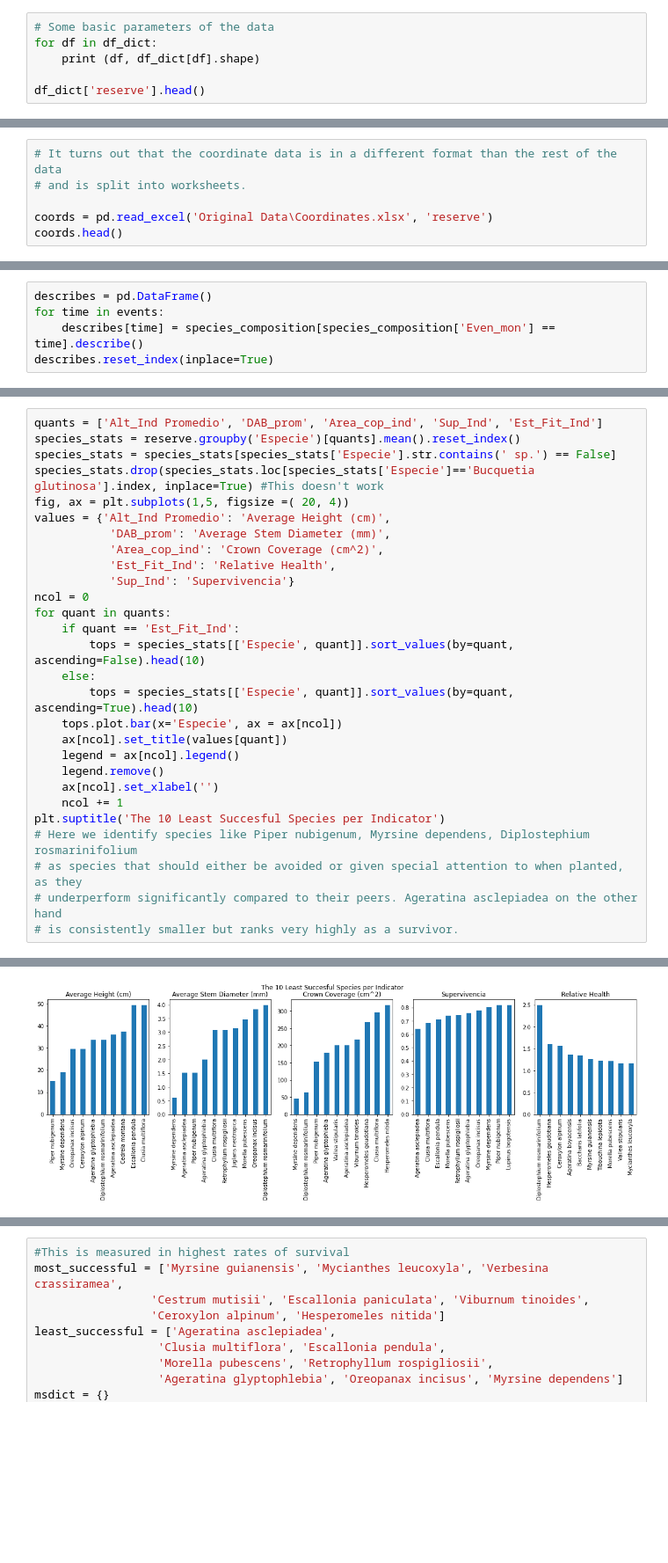
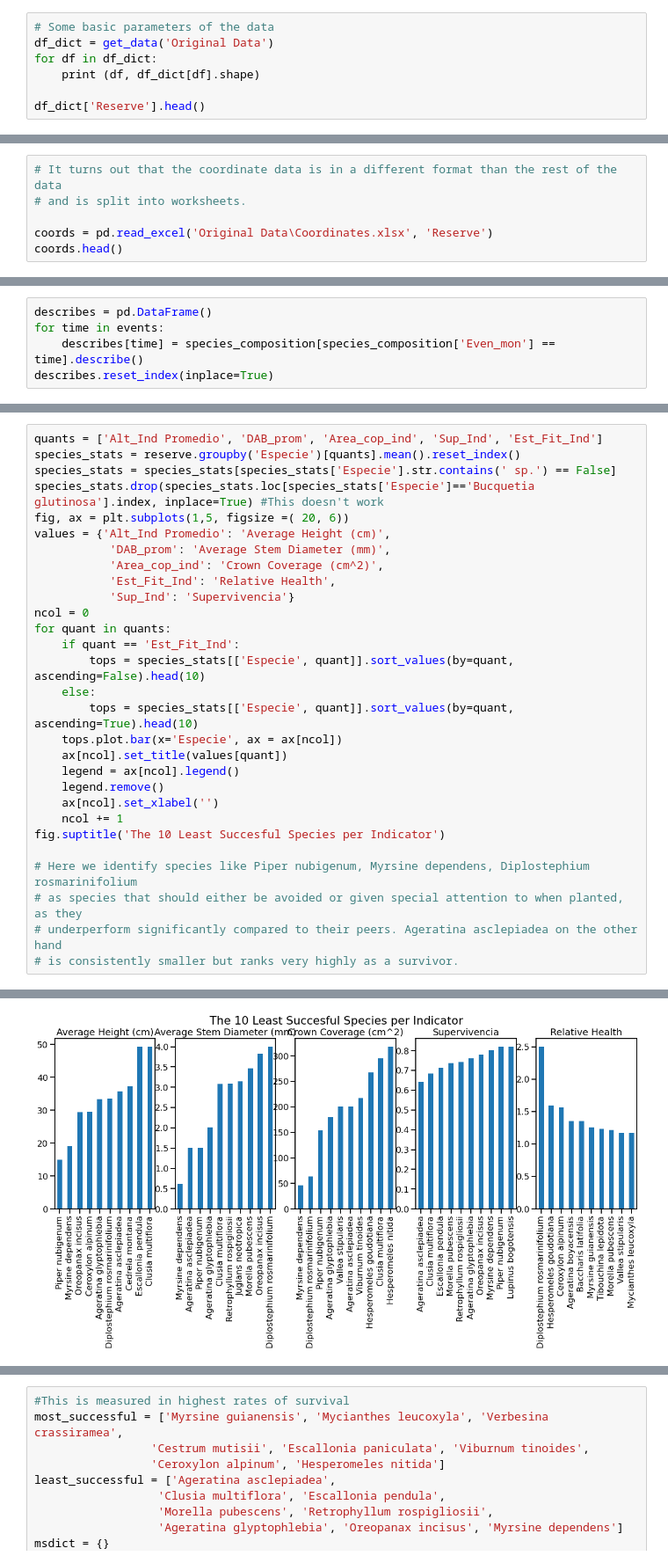
Before and after one commit to Slid61/Plant-Restoration-Data, a Jupyter notebook: Udacity Final Data Submission.ipynb, the cells around one changed output, grey strips where cells are left out. Shown at 88% size. Cells and saved outputs as stored; diff of their text form; blank space fills up the shorter version.

```diff
--- a/Udacity Final Data Submission.ipynb
+++ b/Udacity Final Data Submission.ipynb
@@ -89,7 +95,8 @@ for name in filenames:
 # %%
 # Some basic parameters of the data
+df_dict = get_data('Original Data')
 for df in df_dict:
     print (df, df_dict[df].shape)
 
-df_dict['reserve'].head()
+df_dict['Reserve'].head()
 # %% [output]
@@ -195,7 +188,7 @@ coords.head()
 # It turns out that the coordinate data is in a different format than the rest of the data
 # and is split into worksheets.
 
-coords = pd.read_excel('Original Data\Coordinates.xlsx', 'reserve')
+coords = pd.read_excel('Original Data\Coordinates.xlsx', 'Reserve')
 coords.head()
 # %% [output]
 |  | NOMBRE | ID_MUEST | COOR_ESTE | COOR_NORTE |
@@ -1495,34 +1458,35 @@ plt.title("A Guinea Pig's Favorite Lunch (Population Adjusted)");
 # %%
 quants = ['Alt_Ind Promedio', 'DAB_prom', 'Area_cop_ind', 'Sup_Ind', 'Est_Fit_Ind']
 species_stats = reserve.groupby('Especie')[quants].mean().reset_index()
 species_stats = species_stats[species_stats['Especie'].str.contains(' sp.') == False]
 species_stats.drop(species_stats.loc[species_stats['Especie']=='Bucquetia glutinosa'].index, inplace=True) #This doesn't work
-fig, ax = plt.subplots(1,5, figsize =( 20, 4))
+fig, ax = plt.subplots(1,5, figsize =( 20, 6))
 values = {'Alt_Ind Promedio': 'Average Height (cm)',
            'DAB_prom': 'Average Stem Diameter (mm)',
            'Area_cop_ind': 'Crown Coverage (cm^2)',
            'Est_Fit_Ind': 'Relative Health',
            'Sup_Ind': 'Supervivencia'}
 ncol = 0
 for quant in quants:
     if quant == 'Est_Fit_Ind':
         tops = species_stats[['Especie', quant]].sort_values(by=quant, ascending=False).head(10)
     else:
         tops = species_stats[['Especie', quant]].sort_values(by=quant, ascending=True).head(10)
     tops.plot.bar(x='Especie', ax = ax[ncol])
     ax[ncol].set_title(values[quant])
     legend = ax[ncol].legend()
     legend.remove()
     ax[ncol].set_xlabel('')
     ncol += 1
-plt.suptitle('The 10 Least Succesful Species per Indicator')
+fig.suptitle('The 10 Least Succesful Species per Indicator')
+
 # Here we identify species like Piper nubigenum, Myrsine dependens, Diplostephium rosmarinifolium
 # as species that should either be avoided or given special attention to when planted, as they
 # underperform significantly compared to their peers. Ageratina asclepiadea on the other hand
 # is consistently smaller but ranks very highly as a survivor.
 # %% [output]
 Text(0.5, 0.98, 'The 10 Least Succesful Species per Indicator')
-[figure, old version]
+[figure, new version]
 # %%
 #Find the most succesful species and the least succesful species
 for quant in quants:
```
Also changed, not shown: parts of 72 cells of this notebook, 3 other files.
